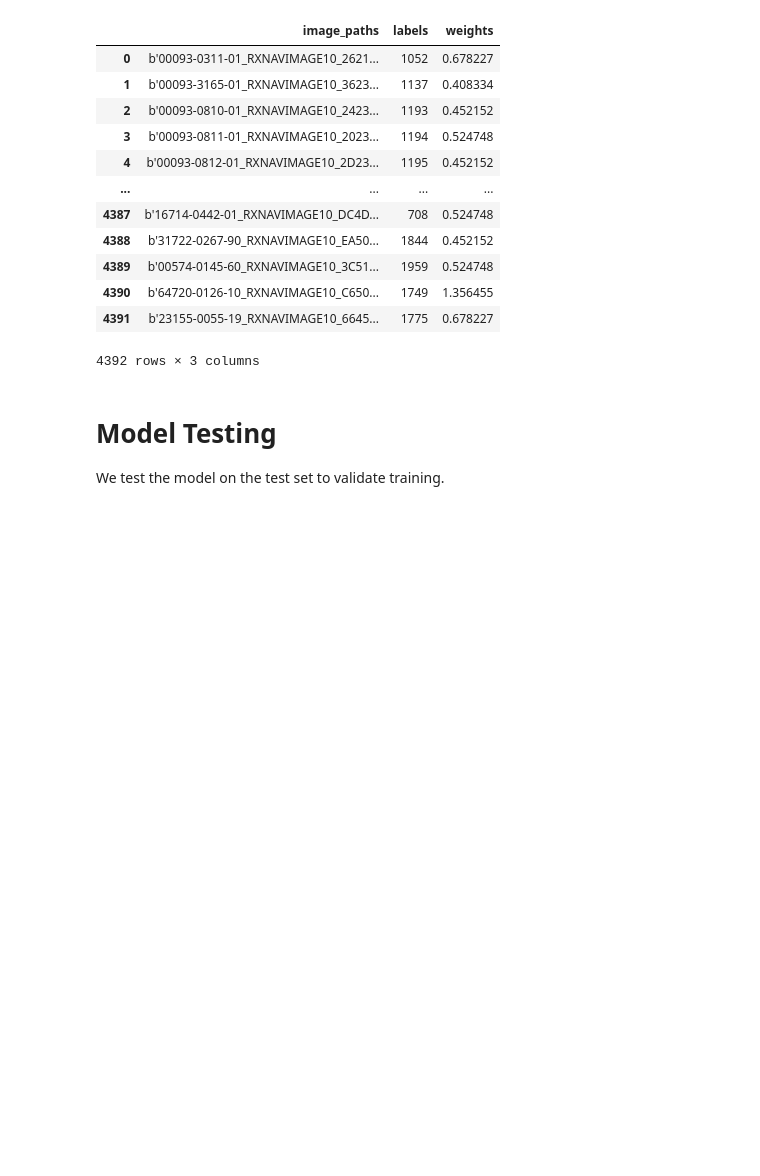
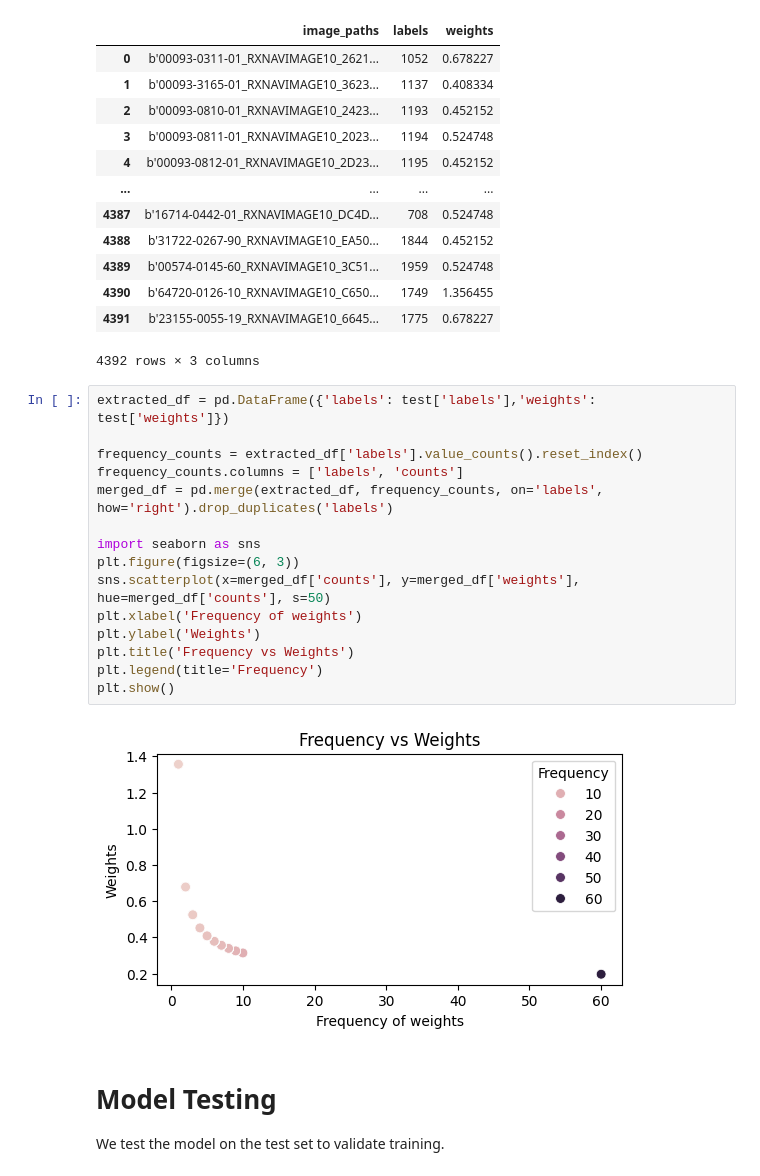
Before and after one commit to Chr728/Compass, a Jupyter notebook: pillIdentifierAI/Pill_Identifier - CUDA.ipynb, the cells around one changed output. Cells and saved outputs as stored; diff of their text form; blank space fills up the shorter version.

Commit message:
Added code to show the weight distribution #354
The graph will should the relation between the weights and the frequencies to check the quality of chosen math formula

```diff
--- a/pillIdentifierAI/Pill_Identifier - CUDA.ipynb
+++ b/pillIdentifierAI/Pill_Identifier - CUDA.ipynb
@@ -827,6 +827,23 @@ test
 | 4390 | b'64720-0126-10_RXNAVIMAGE10_C650... | 1749 | 1.356455 |
 | 4391 | b'23155-0055-19_RXNAVIMAGE10_6645... | 1775 | 0.678227 |
 4392 rows × 3 columns
+# %%
+extracted_df = pd.DataFrame({'labels': test['labels'],'weights': test['weights']})
+
+frequency_counts = extracted_df['labels'].value_counts().reset_index()
+frequency_counts.columns = ['labels', 'counts']
+merged_df = pd.merge(extracted_df, frequency_counts, on='labels', how='right').drop_duplicates('labels')
+
+import seaborn as sns
+plt.figure(figsize=(6, 3))
+sns.scatterplot(x=merged_df['counts'], y=merged_df['weights'], hue=merged_df['counts'], s=50)
+plt.xlabel('Frequency of weights')
+plt.ylabel('Weights')
+plt.title('Frequency vs Weights')
+plt.legend(title='Frequency')
+plt.show()
+# %% [output]
+[figure, added]
 # %% [markdown]
 # Model Testing
 We test the model on the test set to validate training.
```
